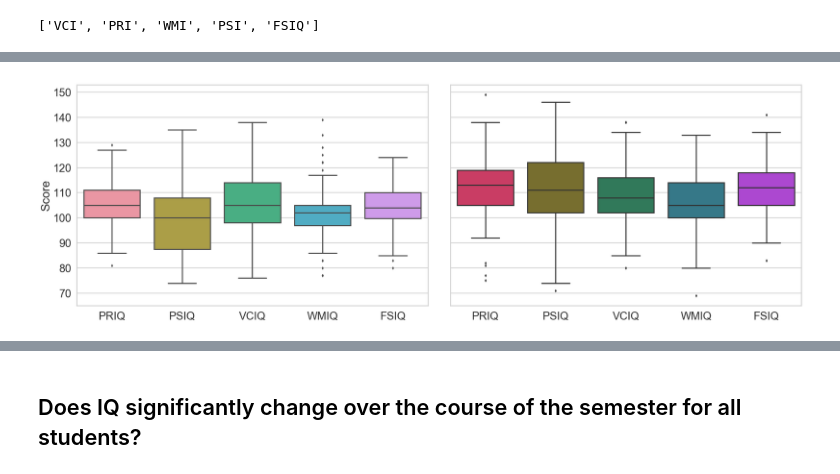
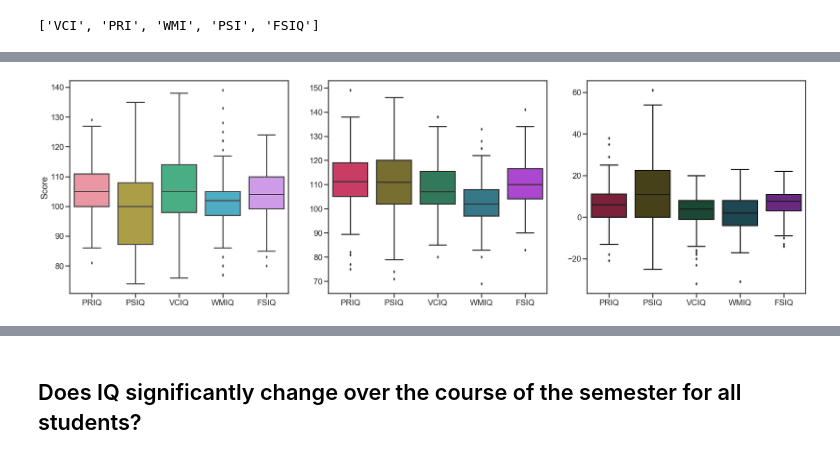
Before and after one commit to 62442katieb/IDConn, a Jupyter notebook: descriptives-imputed.ipynb, the cells around one changed output, grey strips where cells are left out. Cells and saved outputs as stored; diff of their text form; code cells hidden in the pictures.

```diff
--- a/descriptives-imputed.ipynb
+++ b/descriptives-imputed.ipynb
@@ -145 +145,3 @@ Index(['Class.Type', 'Sex', 'Ethnic.Grp', 'GPA', 'Age', 'Handedness',
       dtype='object')
+# %%
+grade = pd.read_csv(join(data_dir, 'iq+brain+demo.csv'), usecols=['ID', 'Phy48Grade'], index_col=0)
@@ -207,5 +237,5 @@ Strt.Level Age -0.5788577495018394 5.443947292273025e-13
 # %%
-impute_pls = fi.SoftImpute(verbose=False)
+impute_pls = fi.KNN(k=4, verbose=False)
 
 all_imputed = impute_pls.fit_transform(all_df.drop(['Class.Type', 'Sex', 'Ethnic.Grp'], axis=1))
 # %%
@@ -218,0 +269,2 @@ imputed_df['Class.Type'] = all_df['Class.Type']
+# %%
+all_df = imputed_df
@@ -316,31 +391,36 @@ fig.savefig(join(fig_dir, 'SI1_dist.png'), dpi=300)
 # %%
 #more data wrangling, for figure creation
 all_df['Subject'] = all_df.index
-pr_long = all_df.melt(id_vars=['Sex', 'Subject', 'Class.Type'], value_vars=['PRI1', 'PRI2'],
+pr_long = all_df.melt(id_vars=['Sex', 'Subject', 'Class.Type'], value_vars=['PRI1', 'PRI2', 'deltaPRI'],
                  var_name='Session')
 pr_long.replace(to_replace='PRI1', value='Pre', inplace=True)
 pr_long.replace(to_replace='PRI2', value='Post', inplace=True)
+pr_long.replace(to_replace='deltaPRI', value='Delta', inplace=True)
 
-vc_long = all_df.melt(id_vars=['Sex', 'Subject', 'Class.Type'], value_vars=['VCI1', 'VCI2'],
+vc_long = all_df.melt(id_vars=['Sex', 'Subject', 'Class.Type'], value_vars=['VCI1', 'VCI2', 'deltaVCI'],
                  var_name='Session')
 vc_long.replace(to_replace='VCI1', value='Pre', inplace=True)
 vc_long.replace(to_replace='VCI2', value='Post', inplace=True)
+vc_long.replace(to_replace='deltaVCI', value='Delta', inplace=True)
 
-
-wm_long = all_df.melt(id_vars=['Sex', 'Subject', 'Class.Type'], value_vars=['WMI1', 'WMI2'],
+wm_long = all_df.melt(id_vars=['Sex', 'Subject', 'Class.Type'], value_vars=['WMI1', 'WMI2', 'deltaWMI'],
                  var_name='Session')
 wm_long.replace(to_replace='WMI1', value='Pre', inplace=True)
 wm_long.replace(to_replace='WMI2', value='Post', inplace=True)
+wm_long.replace(to_replace='deltaWMI', value='Delta', inplace=True)
 
-ps_long = all_df.melt(id_vars=['Sex', 'Subject', 'Class.Type'], value_vars=['PSI1', 'PSI2'],
+
+ps_long = all_df.melt(id_vars=['Sex', 'Subject', 'Class.Type'], value_vars=['PSI1', 'PSI2', 'deltaPSI'],
                  var_name='Session')
 ps_long.replace(to_replace='PSI1', value='Pre', inplace=True)
 ps_long.replace(to_replace='PSI2', value='Post', inplace=True)
+ps_long.replace(to_replace='deltaPSI', value='Delta', inplace=True)
 
-fs_long = all_df.melt(id_vars=['Sex', 'Subject', 'Class.Type'], value_vars=['FSIQ1', 'FSIQ2'],
+fs_long = all_df.melt(id_vars=['Sex', 'Subject', 'Class.Type'], value_vars=['FSIQ1', 'FSIQ2', 'deltaFSIQ'],
                  var_name='Session')
 fs_long.replace(to_replace='FSIQ1', value='Pre', inplace=True)
 fs_long.replace(to_replace='FSIQ2', value='Post', inplace=True)
+fs_long.replace(to_replace='deltaFSIQ', value='Delta', inplace=True)
 # %%
 pr_long['IQ'] = 'Perceptual Reasoning'
 vc_long['IQ'] = 'Verbal Comprehension'
@@ -357,20 +453,28 @@ fs_long.rename({'value': 'Full Scale IQ'}, axis=1, inplace=True)
 # %%
-fig,ax = plt.subplots(ncols=2, sharey=True, figsize=(30, 10))
+fig,ax = plt.subplots(ncols=3, sharey=False, figsize=(30, 10))
 plt.tight_layout(pad=2)
 h = sns.boxplot(x='IQ', y='value', data=all_iq_long[all_iq_long['Session'] == 'Post'],
                 order=['Perceptual Reasoning', 'Processing Speed', 'Verbal Comprehension',
                        'Working Memory', 'Full Scale IQ'],
                 ax=ax[1], palette=dark_hsl)
 g = sns.boxplot(x='IQ', y='value', data=all_iq_long[all_iq_long['Session'] == 'Pre'],
                 order=['Perceptual Reasoning', 'Processing Speed', 'Verbal Comprehension',
                        'Working Memory', 'Full Scale IQ'],
                 ax=ax[0], palette=light_hsl)
+i = sns.boxplot(x='IQ', y='value', data=all_iq_long[all_iq_long['Session'] == 'Delta'],
+                order=['Perceptual Reasoning', 'Processing Speed', 'Verbal Comprehension',
+                       'Working Memory', 'Full Scale IQ'],
+                ax=ax[2], palette=darker_hsl)
 g.set_xticklabels(['PRIQ', 'PSIQ', 'VCIQ', 'WMIQ', 'FSIQ'])
 h.set_xticklabels(['PRIQ', 'PSIQ', 'VCIQ', 'WMIQ', 'FSIQ'])
+i.set_xticklabels(['PRIQ', 'PSIQ', 'VCIQ', 'WMIQ', 'FSIQ'])
 g.set_xlabel('')
 h.set_xlabel('')
+i.set_xlabel('')
 g.set_ylabel('Score')
 h.set_ylabel('')
-fig.savefig(join(fig_dir, 'SI1_box.png'), dpi=300)
+i.set_ylabel('')
+sns.despine()
+fig.savefig(join(fig_dir, 'SI1_box_imp.png'), dpi=300)
 # %% [output]
-[figure, old version]
+[figure, new version]
```
Also changed, not shown: parts of 76 cells of this notebook, 48 other files.
